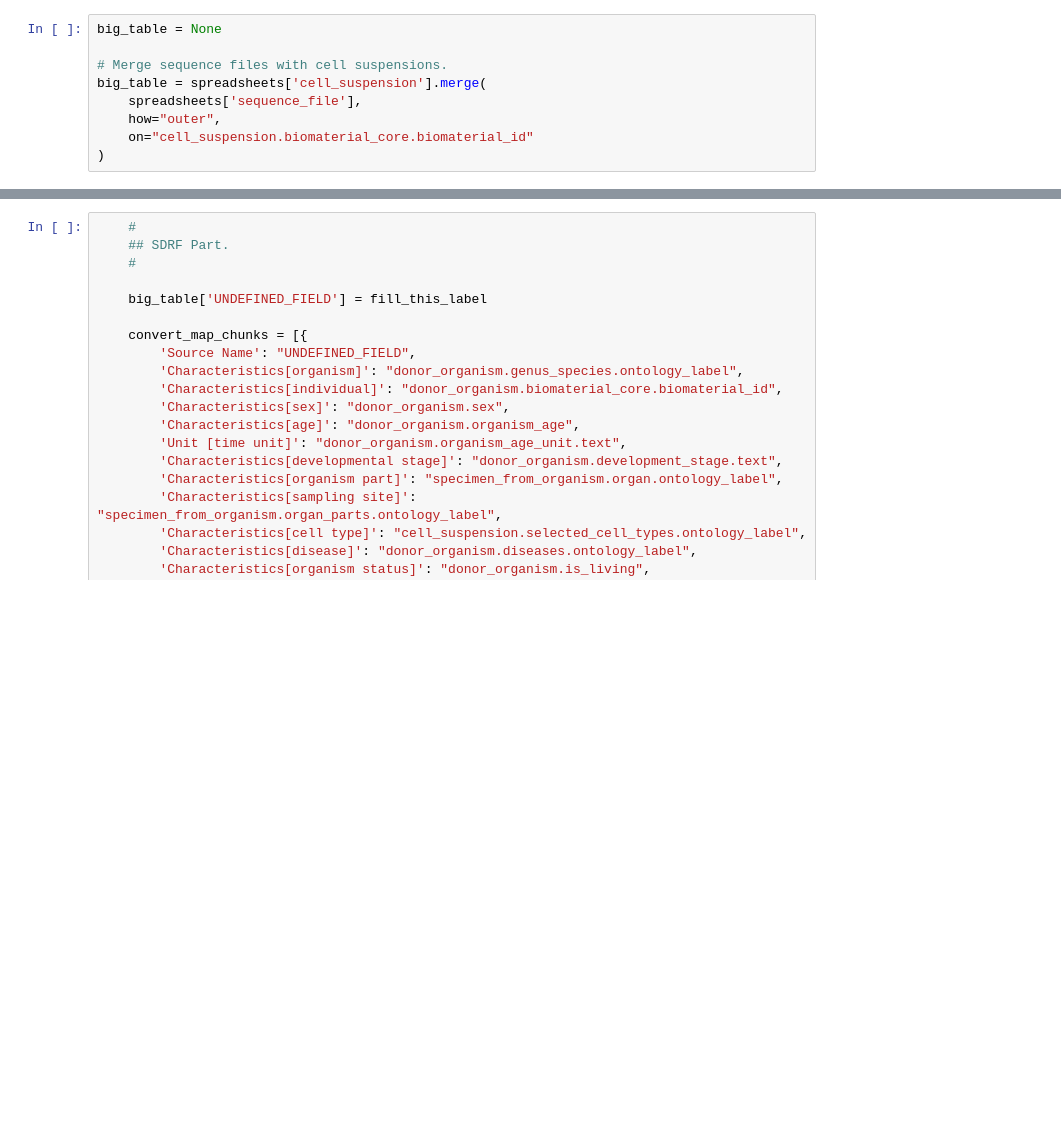
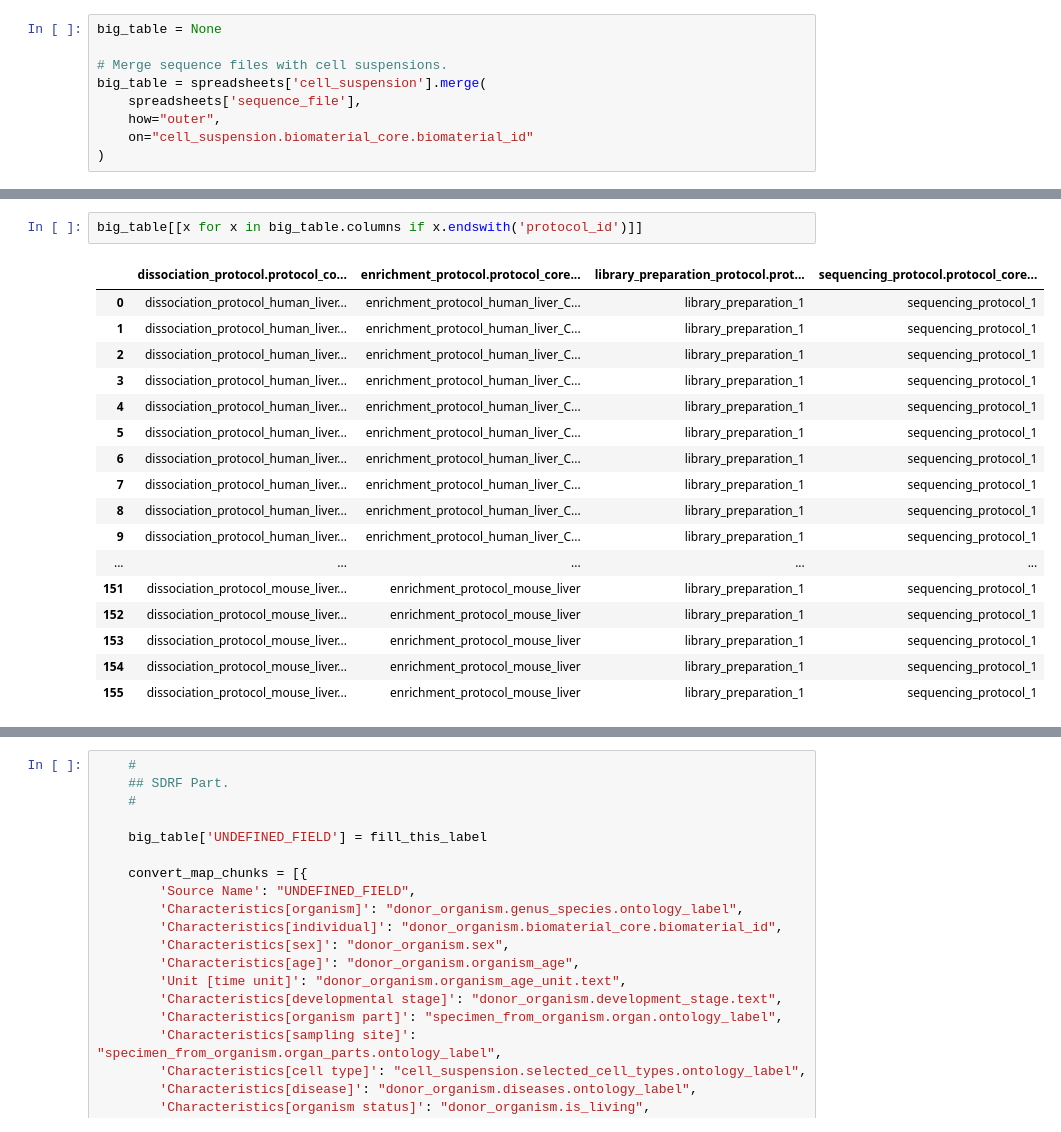
Before and after one commit to ebi-ait/hca-to-scea-tools, a Jupyter notebook: hca2scea-backend/Untitled.ipynb, the cells around one changed output, grey strips where cells are left out. Saved outputs shown, nothing was run; the diff lists cells and outputs as text; blank space fills up the shorter version.

```diff
--- a/hca2scea-backend/Untitled.ipynb
+++ b/hca2scea-backend/Untitled.ipynb
@@ -181,6 +182,26 @@ big_table
 | 153 | GSM4041175_cells | Mouse_fibrotic_cells | fibrotic mouse cells | cirrhotic_liver_mouse_liver | ... |
 | 154 | GSM4041175_cells | Mouse_fibrotic_cells | fibrotic mouse cells | cirrhotic_liver_mouse_liver | ... |
 | 155 | GSM4041175_cells | Mouse_fibrotic_cells | fibrotic mouse cells | cirrhotic_liver_mouse_liver | ... |
+# %%
+big_table[[x for x in big_table.columns if x.endswith('protocol_id')]]
+# %% [output]
+|  | dissociation_protocol.protocol_co... | enrichment_protocol.protocol_core... | library_preparation_protocol.prot... | sequencing_protocol.protocol_core... |
+| 0 | dissociation_protocol_human_liver... | enrichment_protocol_human_liver_C... | library_preparation_1 | sequencing_protocol_1 |
+| 1 | dissociation_protocol_human_liver... | enrichment_protocol_human_liver_C... | library_preparation_1 | sequencing_protocol_1 |
+| 2 | dissociation_protocol_human_liver... | enrichment_protocol_human_liver_C... | library_preparation_1 | sequencing_protocol_1 |
+| 3 | dissociation_protocol_human_liver... | enrichment_protocol_human_liver_C... | library_preparation_1 | sequencing_protocol_1 |
+| 4 | dissociation_protocol_human_liver... | enrichment_protocol_human_liver_C... | library_preparation_1 | sequencing_protocol_1 |
+| 5 | dissociation_protocol_human_liver... | enrichment_protocol_human_liver_C... | library_preparation_1 | sequencing_protocol_1 |
+| 6 | dissociation_protocol_human_liver... | enrichment_protocol_human_liver_C... | library_preparation_1 | sequencing_protocol_1 |
+| 7 | dissociation_protocol_human_liver... | enrichment_protocol_human_liver_C... | library_preparation_1 | sequencing_protocol_1 |
+| 8 | dissociation_protocol_human_liver... | enrichment_protocol_human_liver_C... | library_preparation_1 | sequencing_protocol_1 |
+| 9 | dissociation_protocol_human_liver... | enrichment_protocol_human_liver_C... | library_preparation_1 | sequencing_protocol_1 |
+| ... | ... | ... | ... | ... |
+| 151 | dissociation_protocol_mouse_liver... | enrichment_protocol_mouse_liver | library_preparation_1 | sequencing_protocol_1 |
+| 152 | dissociation_protocol_mouse_liver... | enrichment_protocol_mouse_liver | library_preparation_1 | sequencing_protocol_1 |
+| 153 | dissociation_protocol_mouse_liver... | enrichment_protocol_mouse_liver | library_preparation_1 | sequencing_protocol_1 |
+| 154 | dissociation_protocol_mouse_liver... | enrichment_protocol_mouse_liver | library_preparation_1 | sequencing_protocol_1 |
+| 155 | dissociation_protocol_mouse_liver... | enrichment_protocol_mouse_liver | library_preparation_1 | sequencing_protocol_1 |
 # %%
 # Take specimen ids from cell suspensions if there are any.
 def get_specimen(cell_line_id):
```
Also changed, not shown: parts of 9 cells of this notebook, 6 other files.
